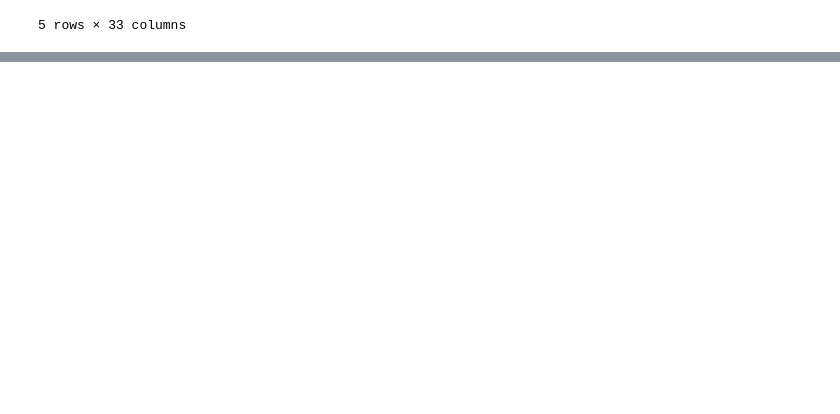
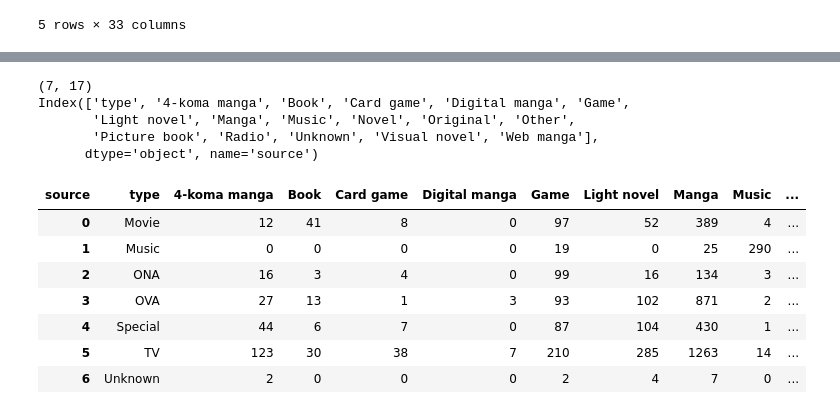
Before and after one commit to CamachoJon/datavis_anime, a Jupyter notebook: web_scrapping.ipynb, the cells around one changed output, grey strips where cells are left out. Drawn from its saved outputs; the diff is of its cells as text; code cells hidden in the pictures; blank space fills up the shorter version.

```diff
--- a/web_scrapping.ipynb
+++ b/web_scrapping.ipynb
@@ -45,2 +60,23 @@ Index(['Manga series', 'Author(s)', 'Publisher', 'Demographic',
+# %%
+# use pivot_table method to create new dataframe with counts
+df_counts = pd.pivot_table(anime_df, index='type', columns='source', aggfunc='size', fill_value=0).reset_index()
+
+print(df_counts.shape)
+print(df_counts.columns)
+df_counts.head(7)
+# %% [output]
+(7, 17)
+Index(['type', '4-koma manga', 'Book', 'Card game', 'Digital manga', 'Game',
+       'Light novel', 'Manga', 'Music', 'Novel', 'Original', 'Other',
+       'Picture book', 'Radio', 'Unknown', 'Visual novel', 'Web manga'],
+      dtype='object', name='source')
+| source | type | 4-koma manga | Book | Card game | Digital manga | Game | Light novel | Manga | Music | ... |
+| 0 | Movie | 12 | 41 | 8 | 0 | 97 | 52 | 389 | 4 | ... |
+| 1 | Music | 0 | 0 | 0 | 0 | 19 | 0 | 25 | 290 | ... |
+| 2 | ONA | 16 | 3 | 4 | 0 | 99 | 16 | 134 | 3 | ... |
+| 3 | OVA | 27 | 13 | 1 | 3 | 93 | 102 | 871 | 2 | ... |
+| 4 | Special | 44 | 6 | 7 | 0 | 87 | 104 | 430 | 1 | ... |
+| 5 | TV | 123 | 30 | 38 | 7 | 210 | 285 | 1263 | 14 | ... |
+| 6 | Unknown | 2 | 0 | 0 | 0 | 2 | 4 | 7 | 0 | ... |
 # %%
 final_scrapp = pd.concat(dfs)
```
Also changed, not shown: parts of 6 cells of this notebook, 1 other file.
